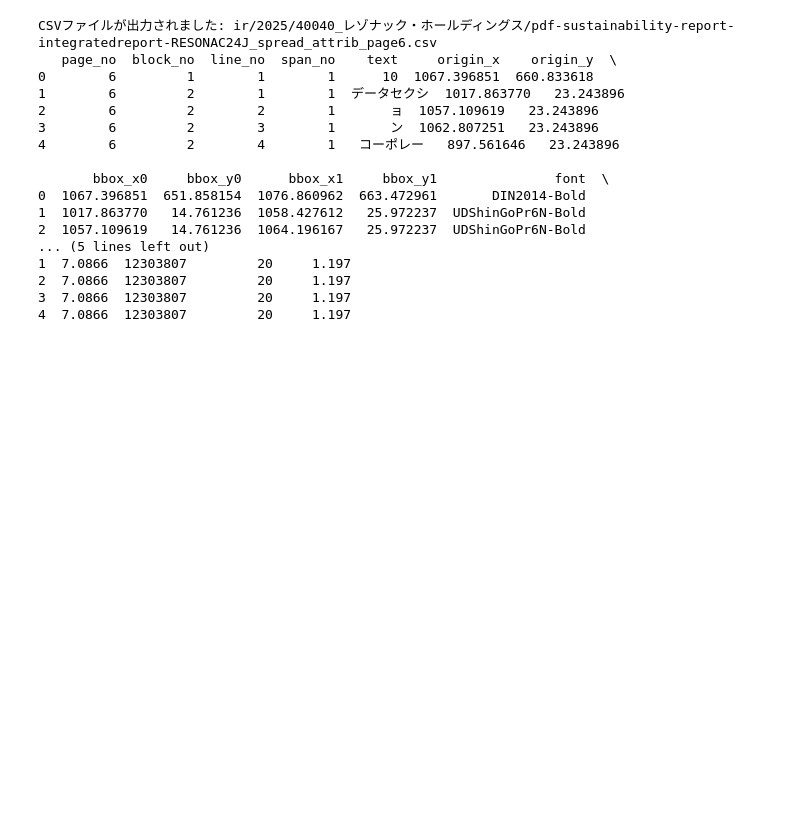
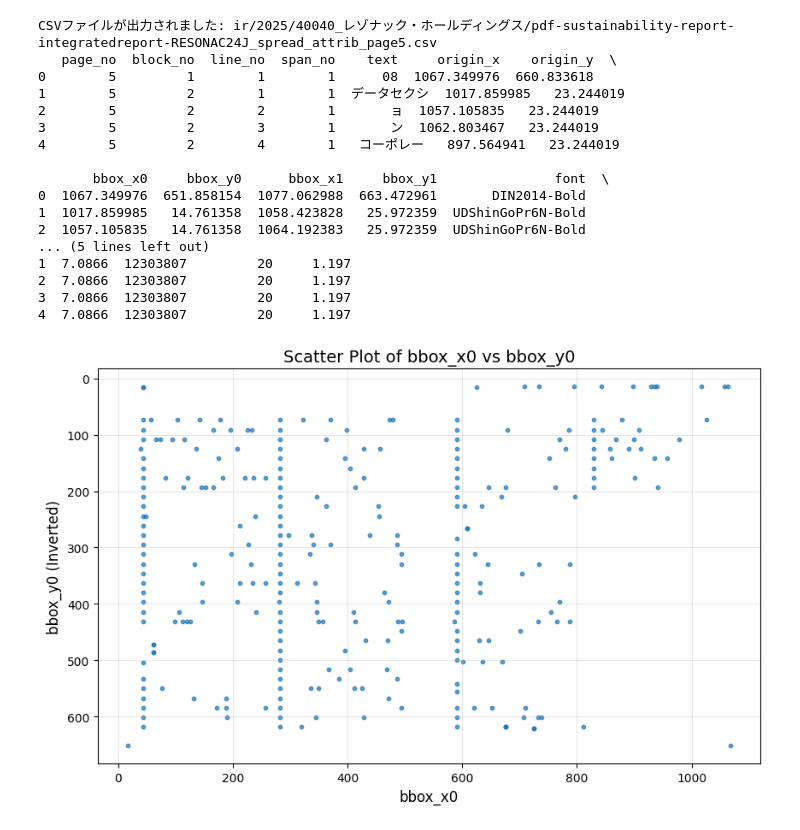
Before and after one commit to Jegog/paneer-dosa, a Jupyter notebook: Extract_Pdf_Attrib.ipynb, the cells around one changed output. Saved outputs shown, nothing was run; the diff lists cells and outputs as text; code cells hidden in the pictures; blank space fills up the shorter version.

```diff
--- a/Extract_Pdf_Attrib.ipynb
+++ b/Extract_Pdf_Attrib.ipynb
@@ -101,7 +101,7 @@ pdf_filename = "pdf-sustainability-report-integratedreport-RESONAC24J_spread.pdf
 
 pdf_path = base_dir + pdf_dir + "/" + pdf_filename
 
-page_num = 6  # 表示したいページ番号（1ページ目）
+page_num = 5  # 表示したいページ番号（1ページ目）
 #extract_line_bbox_and_text(pdf_path, page_number)
 #analyze_line_distances(pdf_file, page_num)
 output_file_path = pdf_path[:len(pdf_path)-4] + "_attrib_page" + str(page_num) + ".csv"
@@ -112,20 +112,37 @@ df = extract_pdf_attributes(pdf_path, page_num, output_file_path)
 if df is not None:
     print(df.head())
 # %% [output]
-CSVファイルが出力されました: ir/2025/40040_レゾナック・ホールディングス/pdf-sustainability-report-integratedreport-RESONAC24J_spread_attrib_page6.csv
+CSVファイルが出力されました: ir/2025/40040_レゾナック・ホールディングス/pdf-sustainability-report-integratedreport-RESONAC24J_spread_attrib_page5.csv
    page_no  block_no  line_no  span_no    text     origin_x    origin_y  \
-0        6         1        1        1      10  1067.396851  660.833618
-1        6         2        1        1  データセクシ  1017.863770   23.243896
-2        6         2        2        1       ョ  1057.109619   23.243896
-3        6         2        3        1       ン  1062.807251   23.243896
-4        6         2        4        1   コーポレー   897.561646   23.243896
+0        5         1        1        1      08  1067.349976  660.833618
+1        5         2        1        1  データセクシ  1017.859985   23.244019
+2        5         2        2        1       ョ  1057.105835   23.244019
+3        5         2        3        1       ン  1062.803467   23.244019
+4        5         2        4        1   コーポレー   897.564941   23.244019
 
        bbox_x0     bbox_y0      bbox_x1     bbox_y1               font  \
-0  1067.396851  651.858154  1076.860962  663.472961       DIN2014-Bold
-1  1017.863770   14.761236  1058.427612   25.972237  UDShinGoPr6N-Bold
-2  1057.109619   14.761236  1064.196167   25.972237  UDShinGoPr6N-Bold
+0  1067.349976  651.858154  1077.062988  663.472961       DIN2014-Bold
+1  1017.859985   14.761358  1058.423828   25.972359  UDShinGoPr6N-Bold
+2  1057.105835   14.761358  1064.192383   25.972359  UDShinGoPr6N-Bold
 ... (5 lines left out)
 1  7.0866  12303807         20     1.197
 2  7.0866  12303807         20     1.197
 3  7.0866  12303807         20     1.197
 4  7.0866  12303807         20     1.197
+# %%
+import matplotlib.pyplot as plt
+
+# line_no=1 のデータを抽出
+line_1_data = df
+
+# bbox_x0 と bbox_y0 をプロット (Y軸を上下反転)
+plt.figure(figsize=(10, 6))
+plt.scatter(line_1_data['bbox_x0'], line_1_data['bbox_y0'], alpha=0.7, s=10)
+plt.title('Scatter Plot of bbox_x0 vs bbox_y0', fontsize=14)
+plt.xlabel('bbox_x0', fontsize=12)
+plt.ylabel('bbox_y0 (Inverted)', fontsize=12)
+plt.gca().invert_yaxis()  # Y軸を上下反転
+plt.grid(alpha=0.3)
+plt.show()
+# %% [output]
+[figure, added]
```
Also changed, not shown: parts of 4 cells of this notebook, 1 other file.
